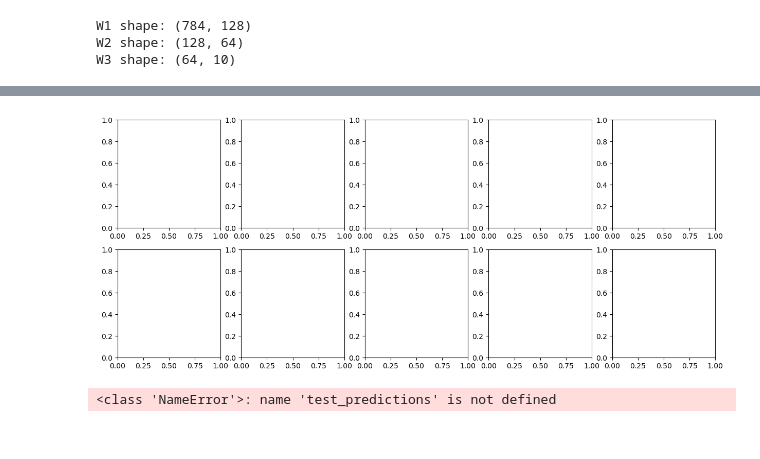
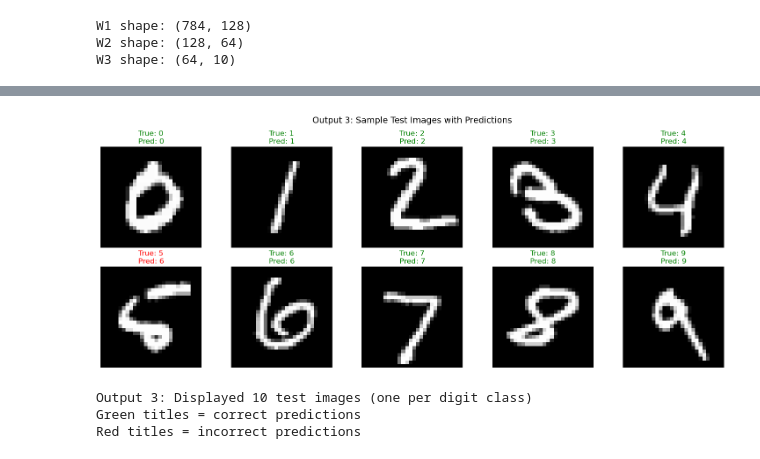
Before and after one commit to i253029-maker/mvc-mlp-25i3029, a Jupyter notebook: src/B_i253029.ipynb, the cells around one changed output, grey strips where cells are left out. Saved outputs shown, nothing was run; the diff lists cells and outputs as text; code cells hidden in the pictures.

Commit message:
Fix errors and run final program

```diff
--- a/src/B_i253029.ipynb
+++ b/src/B_i253029.ipynb
@@ -229,33 +229,35 @@ for digit in range(10):
 fig, axes = plt.subplots(2, 5, figsize=(15, 6))
 axes = axes.ravel()
 
 # Display each sample
 for i, idx in enumerate(sample_indices):
     # Get the image (reshape from 784 to 28x28)
     image = X_test[idx].reshape(28, 28)
     true_label = Y_test[idx]
-    pred_label = test_predictions[idx]
+    pred_label = predicted_labels[idx]
 
     # Display the image
     axes[i].imshow(image, cmap='gray')
 
     # Set title with true and predicted labels
     if true_label == pred_label:
         axes[i].set_title(f'True: {true_label}\nPred: {pred_label}',
                          fontsize=12, color='green')
     else:
         axes[i].set_title(f'True: {true_label}\nPred: {pred_label}',
                          fontsize=12, color='red')
 
     axes[i].axis('off')
 
 plt.suptitle('Output 3: Sample Test Images with Predictions', fontsize=14)
 plt.tight_layout()
 plt.show()
 
 print("Output 3: Displayed 10 test images (one per digit class)")
 print("Green titles = correct predictions")
 print("Red titles = incorrect predictions")
 # %% [output]
-[figure, old version]
+[figure, new version]
-<class 'NameError'>: name 'test_predictions' is not defined
+Output 3: Displayed 10 test images (one per digit class)
+Green titles = correct predictions
+Red titles = incorrect predictions
```
Also changed, not shown: parts of 3 cells of this notebook.
